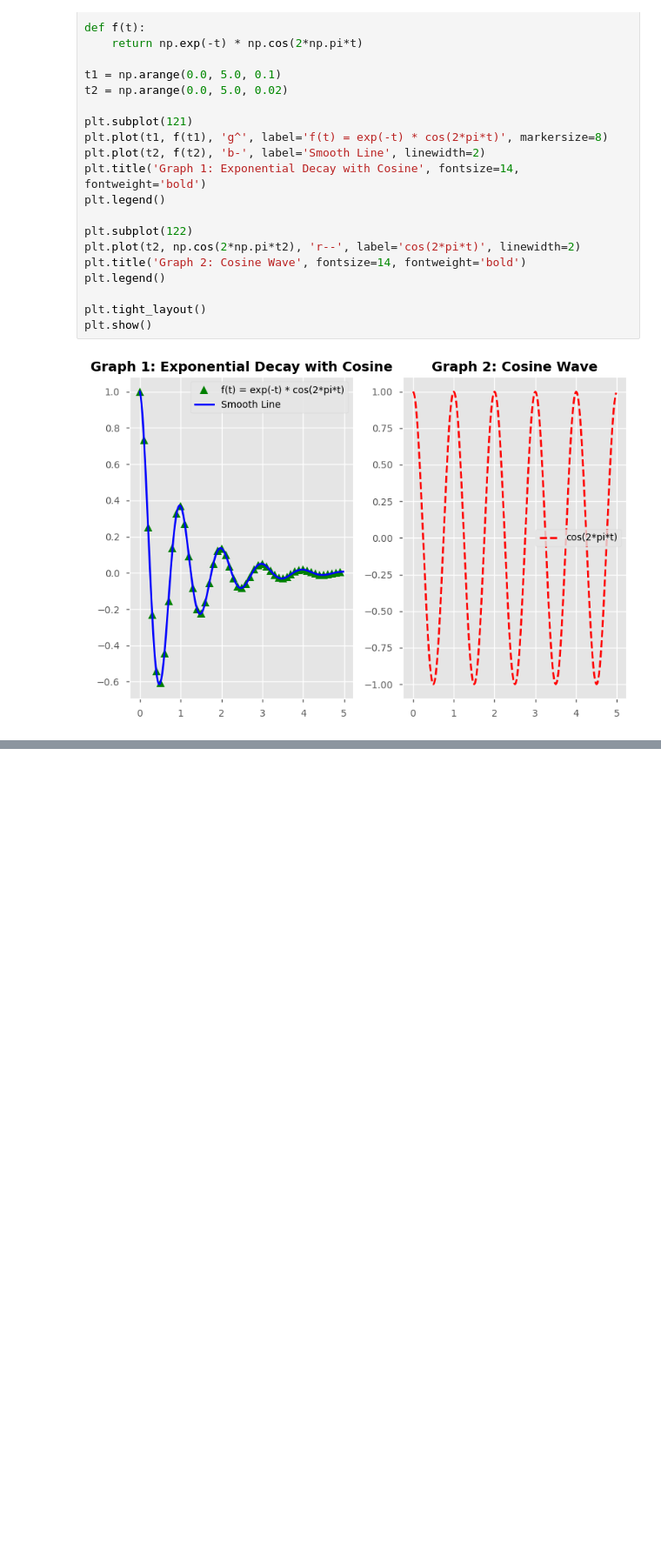
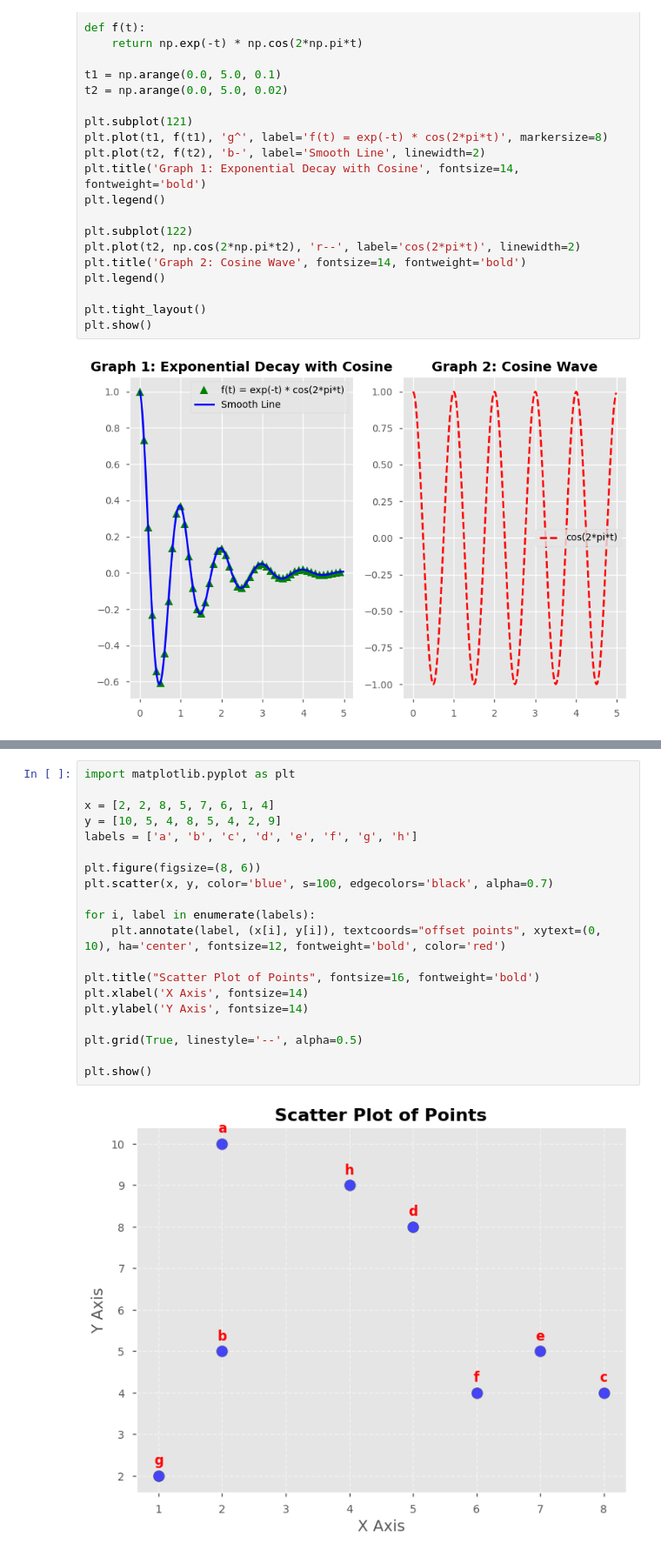
Before and after one commit to Hasan132002/Data-Analysis, a Jupyter notebook: TTDM.ipynb, the cells around one changed output, grey strips where cells are left out. Shown at 87% size. Cells and saved outputs as stored; diff of their text form; blank space fills up the shorter version.

```diff
--- a/TTDM.ipynb
+++ b/TTDM.ipynb
@@ -493,0 +536,22 @@ plt.show()
+# %%
+import matplotlib.pyplot as plt
+
+x = [2, 2, 8, 5, 7, 6, 1, 4]
+y = [10, 5, 4, 8, 5, 4, 2, 9]
+labels = ['a', 'b', 'c', 'd', 'e', 'f', 'g', 'h']
+
+plt.figure(figsize=(8, 6))
+plt.scatter(x, y, color='blue', s=100, edgecolors='black', alpha=0.7)
+
+for i, label in enumerate(labels):
+    plt.annotate(label, (x[i], y[i]), textcoords="offset points", xytext=(0, 10), ha='center', fontsize=12, fontweight='bold', color='red')
+
+plt.title("Scatter Plot of Points", fontsize=16, fontweight='bold')
+plt.xlabel('X Axis', fontsize=14)
+plt.ylabel('Y Axis', fontsize=14)
+
+plt.grid(True, linestyle='--', alpha=0.5)
+
+plt.show()
+# %% [output]
+[figure, added]
```
Also changed, not shown: parts of 5 cells of this notebook.
